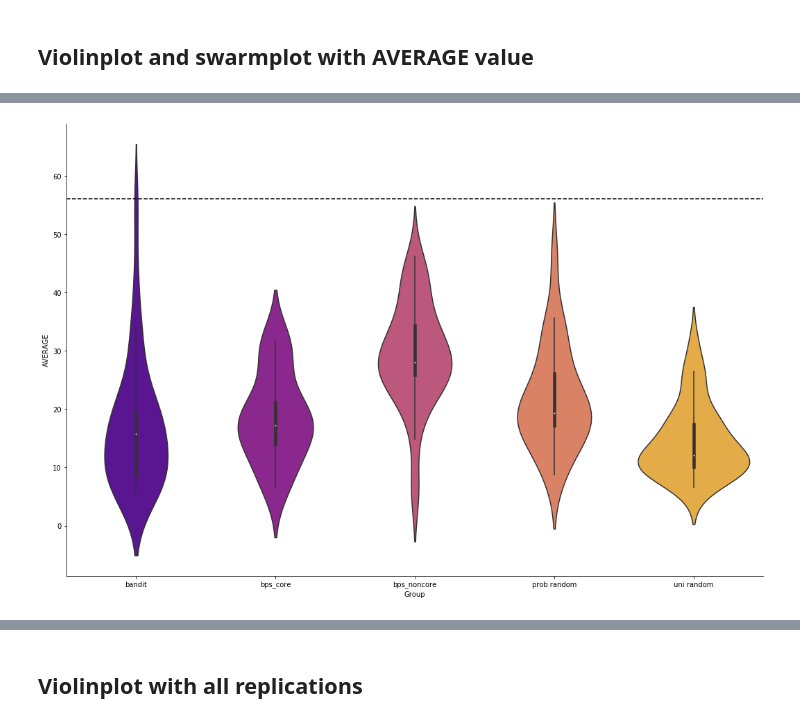
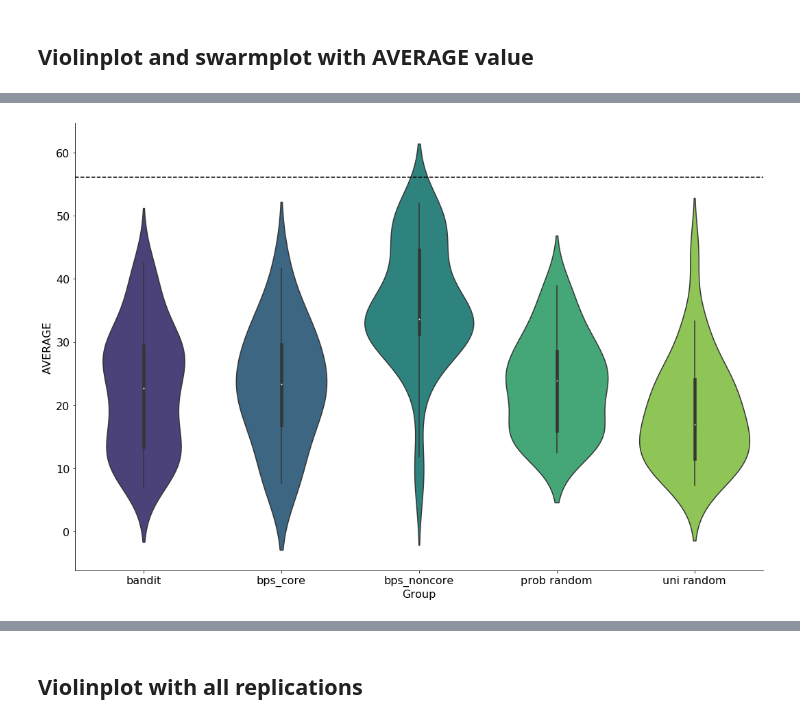
Before and after one commit to mholowko/Solaris, a Jupyter notebook: notebooks/result_analysis/Label_violinplot.ipynb, the cells around one changed output, grey strips where cells are left out. Cells and saved outputs as stored; diff of their text form; code cells hidden in the pictures.

Commit message:
Updates violin plot

```diff
--- a/notebooks/result_analysis/Label_violinplot.ipynb
+++ b/notebooks/result_analysis/Label_violinplot.ipynb
@@ -39,7 +39,7 @@ import warnings
 # D: the design part RBS (B[7:13], len: 6)
 
 #Path = '../../data/First_round_results/Results - First Plate 3 reps.csv'
-Path = '../../data/firstRound_4h_normFalse_formatSeq.csv'
+Path = '../../data/firstRound_Microplate_normFalse_formatSeq_logTrue.csv'
 
 
 df = pd.read_csv(Path)
@@ -110,39 +110,39 @@ df.sort_values(by = ['AVERAGE'], ascending = False).head(10)
 # %%
 fig, ax = plt.subplots( figsize=(18,12))
 plt.axhline(56.058,color="black",ls="--")
-sns.violinplot(x="Group", y="AVERAGE", data=df.drop([0]).sort_values(by = ['Group'], ascending = True),palette='plasma')
+sns.violinplot(x="Group", y="AVERAGE", data=df.drop([0]).sort_values(by = ['Group'], ascending = True),palette='viridis')
 ax.spines['top'].set_visible(False)
 ax.spines['right'].set_visible(False)
 SMALL_SIZE = 14
 MEDIUM_SIZE = 16
 BIGGER_SIZE = 18
 
 plt.rc('font', size=MEDIUM_SIZE)          # controls default text sizes
 plt.rc('axes', titlesize=MEDIUM_SIZE)     # fontsize of the axes title
 plt.rc('axes', labelsize=MEDIUM_SIZE)    # fontsize of the x and y labels
 plt.rc('xtick', labelsize=MEDIUM_SIZE)    # fontsize of the tick labels
 plt.rc('ytick', labelsize=MEDIUM_SIZE)    # fontsize of the tick labels
 plt.rc('legend', fontsize=SMALL_SIZE)    # legend fontsize
 plt.rc('figure', titlesize=BIGGER_SIZE)  # fontsize of the figure title
 
 #dfv = df.copy(deep=True)
 
 #for index, row in dfv.iterrows():
 #    if row['Group'] == 'bps' and row['RBS6'] == 'AGGAGA':
 #        row['Group'] = 'bps_ncore'
 #        dfv = dfv.append(row, ignore_index=True)
 #    elif row['Group'] == 'bps' and row['RBS6'] != 'AGGAGA':
 #        row['Group'] = 'bps_core'
 #        dfv = dfv.append(row, ignore_index=True)
 
 #dfv.sort_values(by = ['Group'], ascending = True,inplace=True)
 
 #dfv.head(300)
 
 #fig, ax = plt.subplots( figsize=(18,12))
 #sns.violinplot(x="Group", y="AVERAGE", data=dfv,palette='viridis')
 # %% [output]
-[figure, old version]
+[figure, new version]
 # %%
 fig, ax = plt.subplots( figsize=(18,12))
 plt.axhline(56.058,color="black",ls="--")
```
Also changed, not shown: parts of 10 cells of this notebook, 1 other file.
